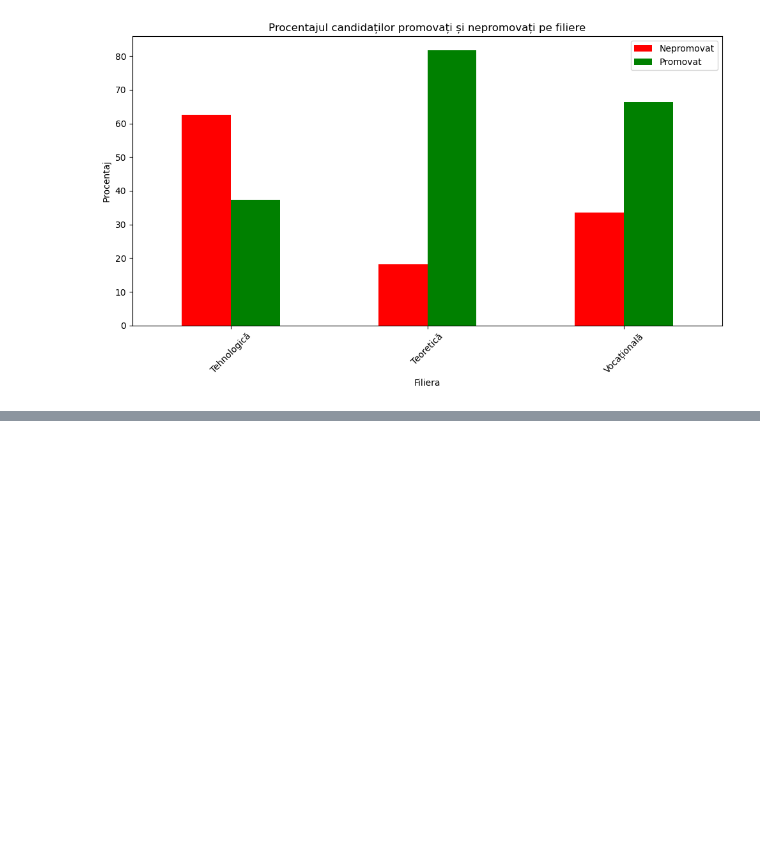
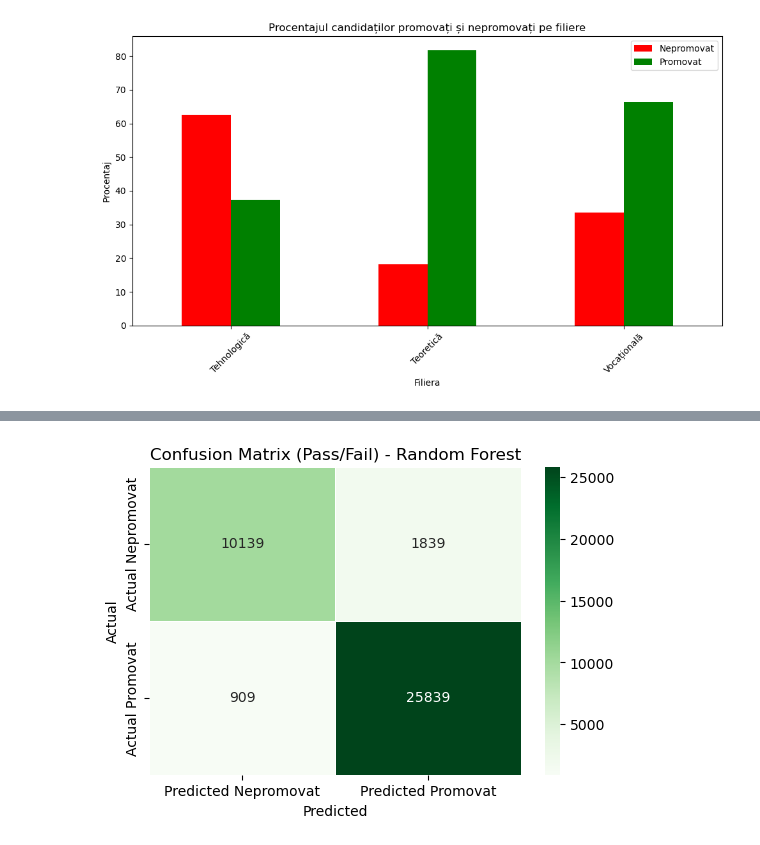
Before and after one commit to victor1606/University-Recommender-System, a Jupyter notebook: bac_dataset_visualization.ipynb, the cells around one changed output, grey strips where cells are left out. Drawn from its saved outputs; the diff is of its cells as text; code cells hidden in the pictures; blank space fills up the shorter version.

```diff
--- a/bac_dataset_visualization.ipynb
+++ b/bac_dataset_visualization.ipynb
@@ -120,10 +101,95 @@ Confusion Matrix:
 # %%
-# 2. Random Forest Classifier
+# 1. Random Forest Classifier
 # Purpose: Improves pass/fail prediction using an ensemble of decision trees.
 # Type: Classification
 # Output: More robust and accurate pass/fail prediction than Logistic Regression.
-rf_clf = RandomForestClassifier(n_estimators=100, random_state=42)
-rf_clf.fit(X_train, y_train)
-y_pred_rf = rf_clf.predict(X_test)
-print("Classification Report for Random Forest:\n", classification_report(y_test, y_pred_rf))
+from imblearn.over_sampling import SMOTE
+from sklearn.model_selection import cross_val_score, train_test_split
+from sklearn.preprocessing import LabelEncoder, StandardScaler
+from sklearn.ensemble import RandomForestClassifier
+from sklearn.metrics import classification_report, confusion_matrix
+import pandas as pd
+import matplotlib.pyplot as plt
+import seaborn as sns
+import numpy as np
+
+# Load data
+data_bac = pd.read_csv("./BAC CSV/bac2019.csv")
+
+# Filter to keep only 'Promovat' and 'Nepromovat'
+data_bac = data_bac[data_bac['STATUS'].isin(['Promovat', 'Nepromovat'])]
+
+# Encode categorical features (except target)
+label_encoder = LabelEncoder()
+for col in data_bac.select_dtypes(include='object').columns:
+    if col != 'STATUS':
+        data_bac[col] = label_encoder.fit_transform(data_bac[col].astype(str))
+
+# Encode target: Promovat (1), Nepromovat (0)
+data_bac['STATUS'] = data_bac['STATUS'].apply(lambda x: 1 if x == 'Promovat' else 0)
+
+# Drop grade-related columns to prevent the model from using them
+grade_columns = [col for col in data_bac.columns if 'NOTA_FINALA' in col or col in ['Medie', 'PUNCTAJ DIGITALE']]
+X = data_bac.drop(columns=['STATUS', 'Cod unic candidat'] + grade_columns)
+y = data_bac['STATUS']
+
+# Drop columns with NaN values (for SMOTE)
+X_no_nan = X.dropna(axis=1)
+
+# Split data
+X_train, X_test, y_train, y_test = train_test_split(X_no_nan, y, test_size=0.3, random_state=42)
+
+# Apply SMOTE to balance classes
+smote = SMOTE(random_state=42)
+X_train_smote, y_train_smote = smote.fit_resample(X_train, y_train)
+
+# Scale features after SMOTE
+scaler = StandardScaler()
+X_train_scaled = scaler.fit_transform(X_train_smote)
+X_test_scaled = scaler.transform(X_test)
+
+# Random Forest Classifier with balanced class weight
+clf_rf = RandomForestClassifier(class_weight='balanced', n_estimators=100, random_state=42)
+
+# Cross-validation
+cv_scores_rf = cross_val_score(clf_rf, X_train_scaled, y_train_smote, cv=5, scoring='accuracy')
+print(f"\nCross-Validation Accuracy Scores (Random Forest): {cv_scores_rf}")
+print(f"Mean Cross-Validation Accuracy (Random Forest): {cv_scores_rf.mean():.2f}")
+
+# Train the model
+clf_rf.fit(X_train_scaled, y_train_smote)
+
+# Predictions
+y_pred_rf = clf_rf.predict(X_test_scaled)
+y_pred_proba_rf = clf_rf.predict_proba(X_test_scaled)
+
+# Classification Report (Promovat vs. Nepromovat)
+print("\nClassification Report (Random Forest):")
+print(classification_report(y_test, y_pred_rf, target_names=['Nepromovat', 'Promovat'], digits=4))
+
+# Compute the confusion matrix
+conf_matrix_rf = confusion_matrix(y_test, y_pred_rf)
+
+# Confusion matrix DataFrame
+conf_matrix_df_rf = pd.DataFrame(conf_matrix_rf, index=['Actual Nepromovat', 'Actual Promovat'],
+                                 columns=['Predicted Nepromovat', 'Predicted Promovat'])
+print("\nConfusion Matrix (Random Forest):\n", conf_matrix_df_rf)
+
+# Plot Confusion Matrix
+plt.figure(figsize=(6, 4))
+sns.heatmap(conf_matrix_df_rf, annot=True, fmt='d', cmap='Greens', linewidths=0.5)
+plt.title('Confusion Matrix (Pass/Fail) - Random Forest')
+plt.ylabel('Actual')
+plt.xlabel('Predicted')
+plt.show()
+
+# Feature Importance Plot
+feature_importances = pd.Series(clf_rf.feature_importances_, index=X_no_nan.columns)
+plt.figure(figsize=(10, 6))
+feature_importances.sort_values().plot(kind='barh', color='skyblue')
+plt.title('Feature Importance for Pass/Fail Prediction - Random Forest')
+plt.xlabel('Importance')
+plt.ylabel('Features')
+plt.tight_layout()
+plt.show()
 # %% [output]
@@ -138,0 +214 @@ weighted avg       0.99      0.99      0.99     29001
+[figure, added]
```
Also changed, not shown: parts of 14 cells of this notebook.
